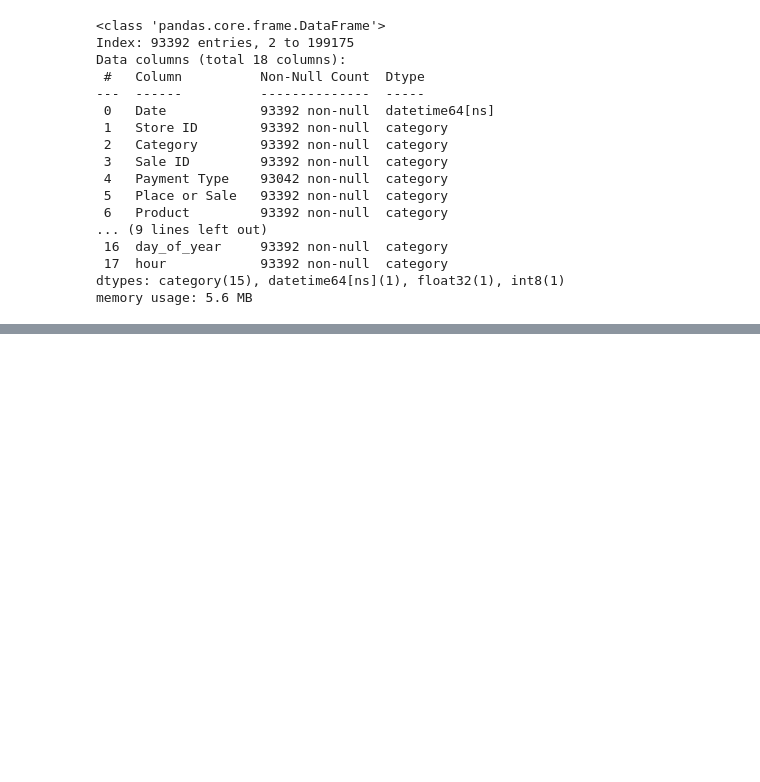
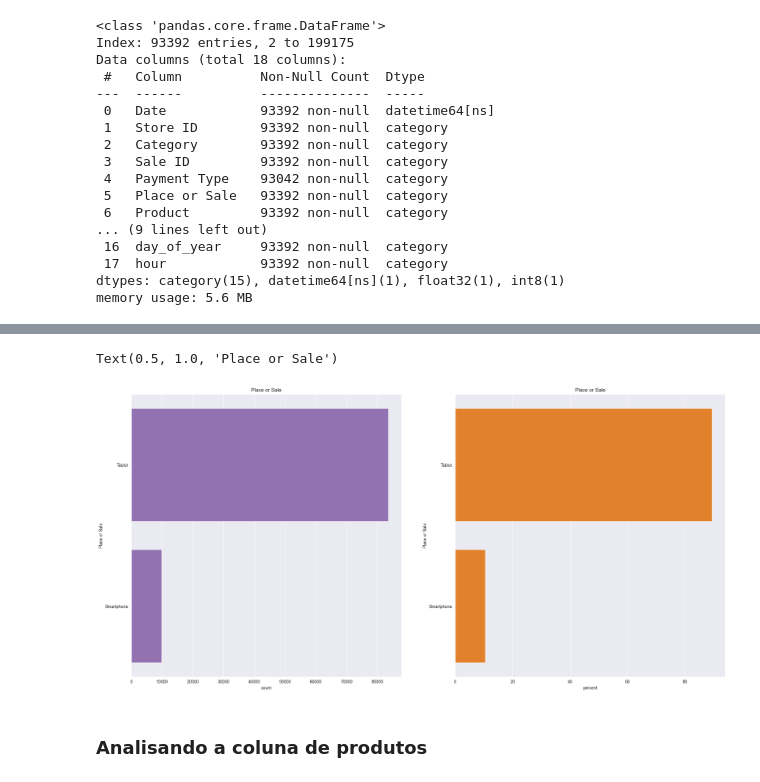
Before and after one commit to gabbmelo/NewsletterAnaliseMPE, a Jupyter notebook: newslettermpe.ipynb, the cells around one changed output, grey strips where cells are left out. Drawn from its saved outputs; the diff is of its cells as text; code cells hidden in the pictures; blank space fills up the shorter version.

```diff
--- a/newslettermpe.ipynb
+++ b/newslettermpe.ipynb
@@ -453,0 +519,17 @@ memory usage: 5.6 MB
+# %%
+y=df['Place or Sale']
+plt.subplots(figsize=(25,12), nrows=1, ncols=2)
+plt.subplot(1,2,1)
+sns.countplot(data=y, order=y.value_counts().index, color='tab:purple')
+sns.set_style("darkgrid")
+plt.title(y.name)
+
+plt.subplot(1,2,2)
+sns.countplot(data=y, stat='percent', color='tab:orange', order=y.value_counts().index)
+sns.set_style("darkgrid")
+plt.title(y.name)
+# %% [output]
+Text(0.5, 1.0, 'Place or Sale')
+[figure, added]
+# %% [markdown]
+### Analisando a coluna de produtos
```
Also changed, not shown: parts of 62 cells of this notebook, 2 other files.
